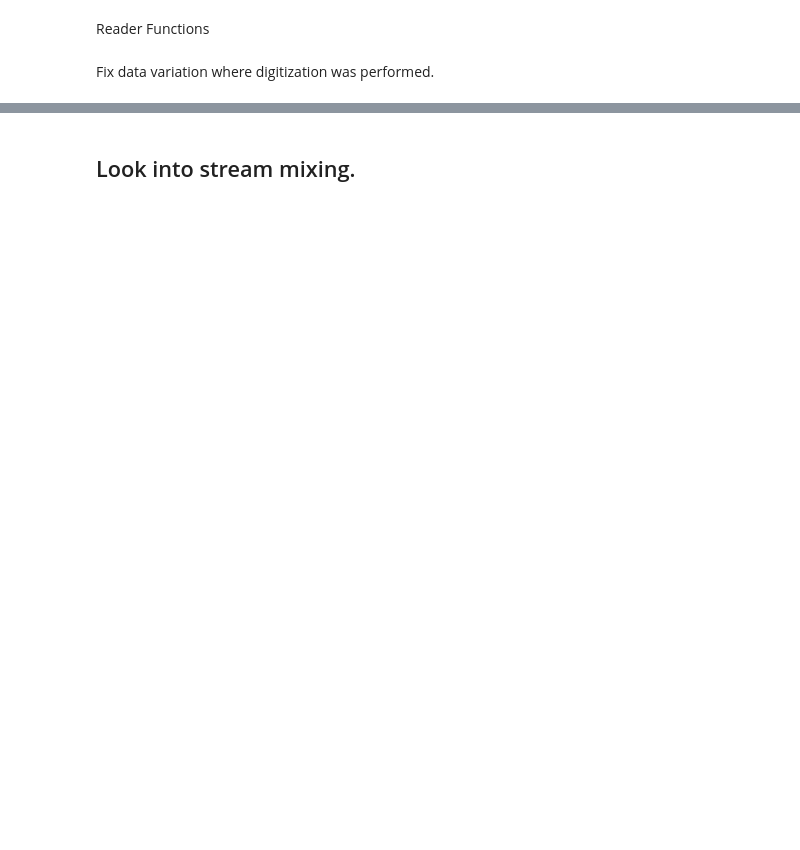
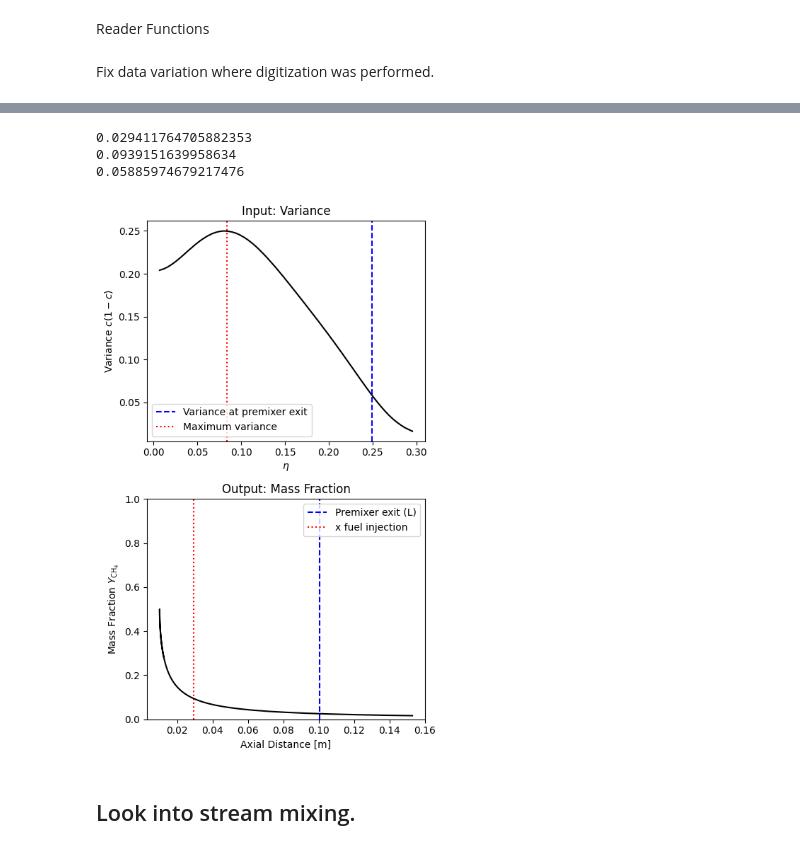
Before and after one commit to paramvirlobana/CombustionDynamicsF2025, a Jupyter notebook: src/notebooks/03_TurbulenceDecay.ipynb, the cells around one changed output, grey strips where cells are left out. Drawn from its saved outputs; the diff is of its cells as text; code cells hidden in the pictures; blank space fills up the shorter version.

```diff
--- a/src/notebooks/03_TurbulenceDecay.ipynb
+++ b/src/notebooks/03_TurbulenceDecay.ipynb
@@ -46,2 +23,61 @@ plt.show()
+# %%
+x2, y2 = reader(os.path.join(DIR, "fig5-35.csv"))
+f2 = func_interpolate(x2, y2)
+
+# Data normalization (data was corrupted during digitization).
+y_max = max(y2)
+y2 = y2 - (y_max - 0.25)
+
+
+temp = 0.0265 * (1 - 0.0265)
+x_at_target_eta = np.interp(temp, y2, x2)
+
+# Assunme a constant radius
+r = 2.5/1000
+x2_new = r / y2
+x_max_val = r / 0.085
+print(x_max_val)
+y2_new = (1 - np.sqrt(1 - 4 * y2)) / 2
+
+
+x_at_target_spatial = np.interp(0.0265, y2_new, x2_new)
+y_at_target_mass_fraction = np.interp(x_max_val, x2_new, y2_new)
+print(y_at_target_mass_fraction)
+
+# temporary assumption
+L_premixer = 10.04/1000# m
+L_eta_premixer = r / L_premixer
+
+var_at_premixer_exit = np.interp(L_eta_premixer, x2, y2)
+print(var_at_premixer_exit)
+# %% [output]
+0.029411764705882353
+0.0939151639958634
+0.05885974679217476
+# %%
+plt.figure(figsize=(5, 8))
+plt.subplot(2, 1, 1)
+plt.axvline(x=L_eta_premixer, color='blue', linestyle='--', label='Variance at premixer exit')
+plt.axvline(x=0.084, color='red', linestyle=':', label='Maximum variance')
+plt.plot(x2, y2, color='black')
+plt.title("Input: Variance")
+plt.legend()
+plt.xlabel(r"$\eta$")
+plt.ylabel(r"Variance $c(1-c)$")
+
+plt.subplot(2, 1, 2)
+plt.axvline(x=L_premixer*10, color='blue', linestyle='--', label='Premixer exit (L)')
+plt.axvline(x=x_max_val, color='red', linestyle=':', label='x fuel injection')
+plt.plot(x2_new, y2_new, color='black')
+plt.title("Output: Mass Fraction")
+plt.xlabel("Axial Distance [m]")
+plt.ylabel(r"Mass Fraction $Y_{\text{CH}_4}$")
+plt.ylim(0, 1.0)
+plt.legend()
+plt.tight_layout()
+plt.savefig("scalar_variance.pdf")
+plt.show()
+# %% [output]
+[figure, added]
 # %% [markdown]
 ## Look into stream mixing.
```
Also changed, not shown: parts of 14 cells of this notebook, 56 other files.
